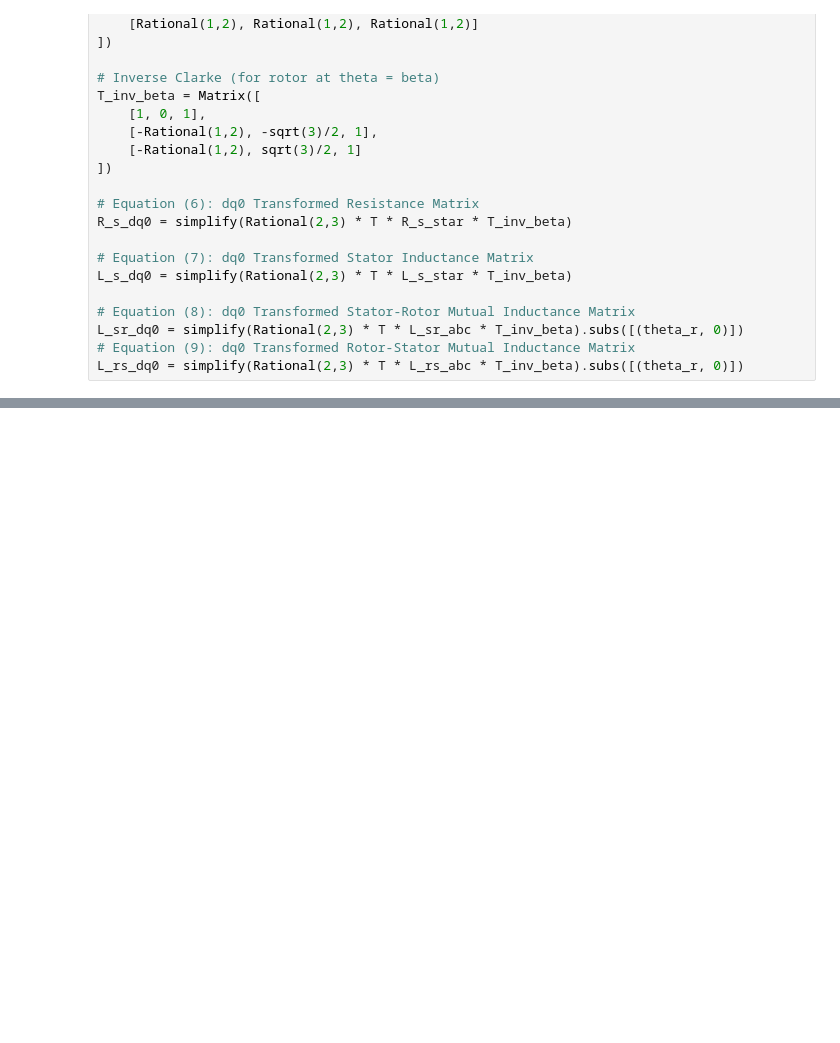
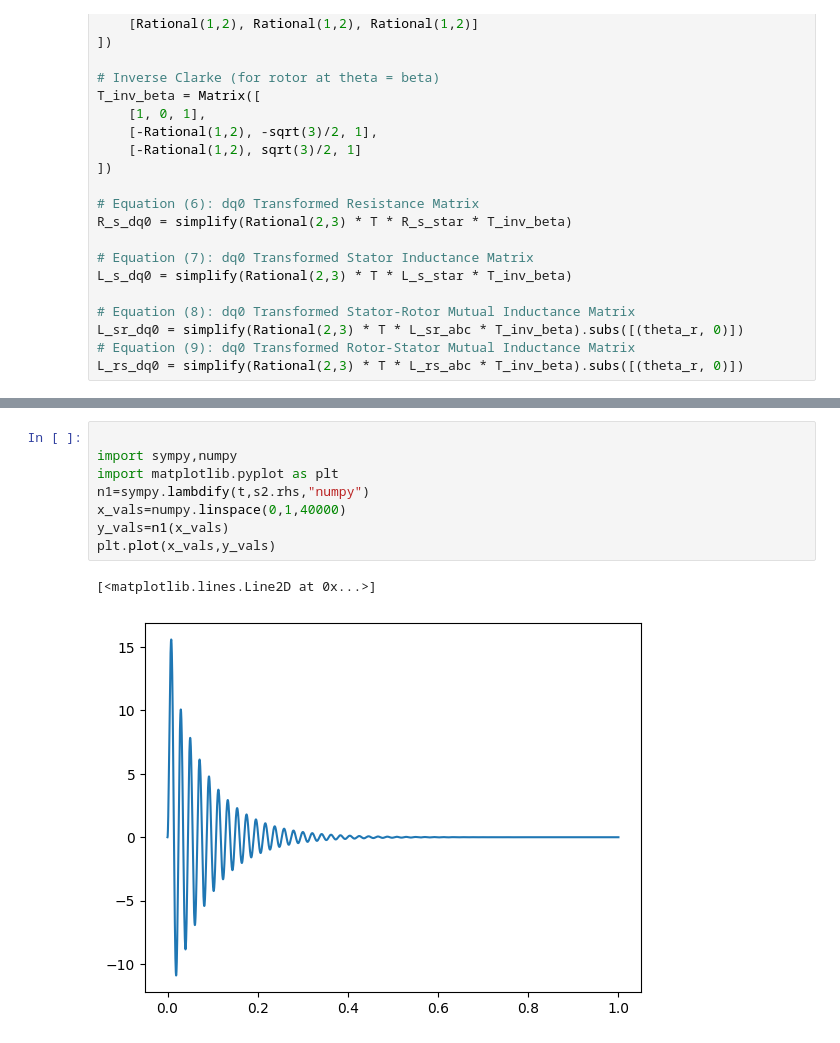
Before and after one commit to arungnawali/motor_modelling, a Jupyter notebook: motor_modelling.ipynb, the cells around one changed output, grey strips where cells are left out. Cells and saved outputs as stored; diff of their text form; blank space fills up the shorter version.

```diff
--- a/motor_modelling.ipynb
+++ b/motor_modelling.ipynb
@@ -65,0 +138,11 @@ L_rs_dq0 = simplify(Rational(2,3) * T * L_rs_abc * T_inv_beta).subs([(theta_r, 0
+# %%
+
+import sympy,numpy
+import matplotlib.pyplot as plt
+n1=sympy.lambdify(t,s2.rhs,"numpy")
+x_vals=numpy.linspace(0,1,40000)
+y_vals=n1(x_vals)
+plt.plot(x_vals,y_vals)
+# %% [output]
+[<matplotlib.lines.Line2D at 0x...>]
+[figure, added]
```
Also changed, not shown: parts of 6 cells of this notebook.
